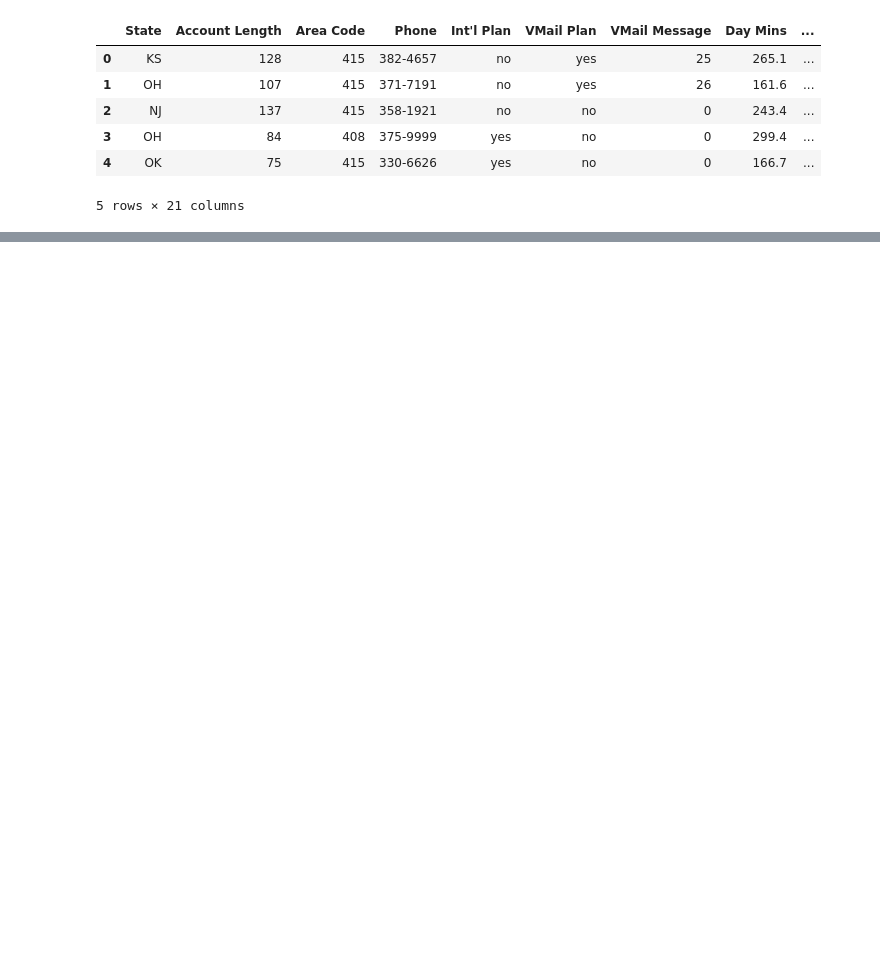
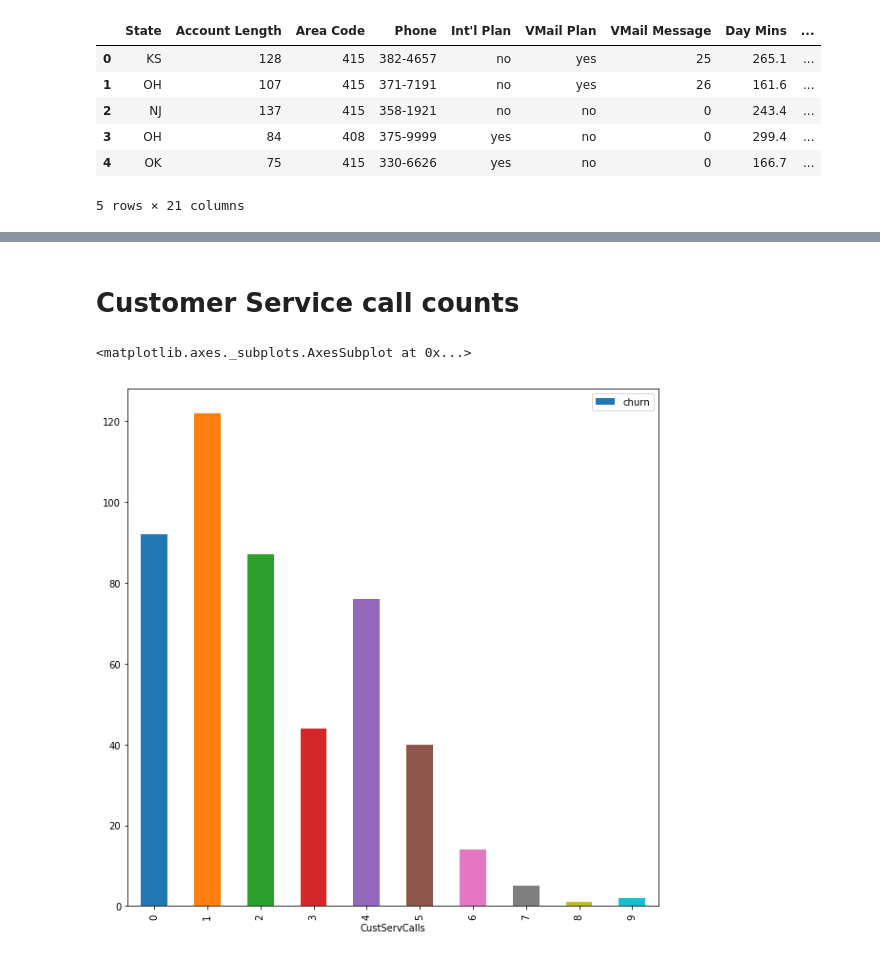
Before and after one commit to ktym1/3250_project, a Jupyter notebook: 20180723 - Group_project.ipynb, the cells around one changed output, grey strips where cells are left out. Cells and saved outputs as stored; diff of their text form; code cells hidden in the pictures; blank space fills up the shorter version.

```diff
--- a/20180723 - Group_project.ipynb
+++ b/20180723 - Group_project.ipynb
@@ -237,0 +137,9 @@ daycharge_df.sort_values(by=['churn'], ascending=False)
+# %% [markdown]
+# Customer Service call counts
+# %%
+custserv_df= churn_df[['CustServCalls','churn']].groupby(['CustServCalls'], as_index=False).sum()
+custserv_df
+custserv_df.plot.bar(x = 'CustServCalls', y = 'churn',figsize=(10,10) )
+# %% [output]
+<matplotlib.axes._subplots.AxesSubplot at 0x...>
+[figure, added]
```
Also changed, not shown: parts of 55 cells of this notebook.
